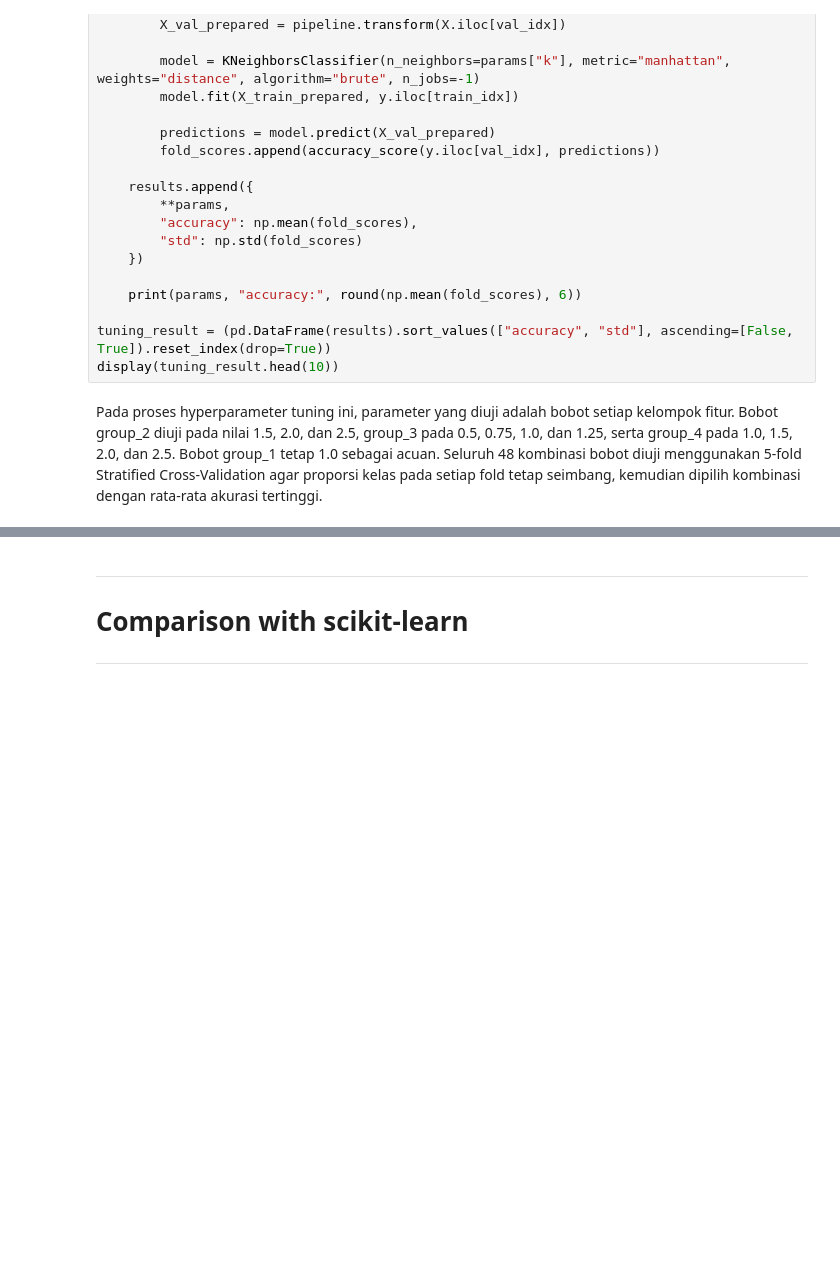
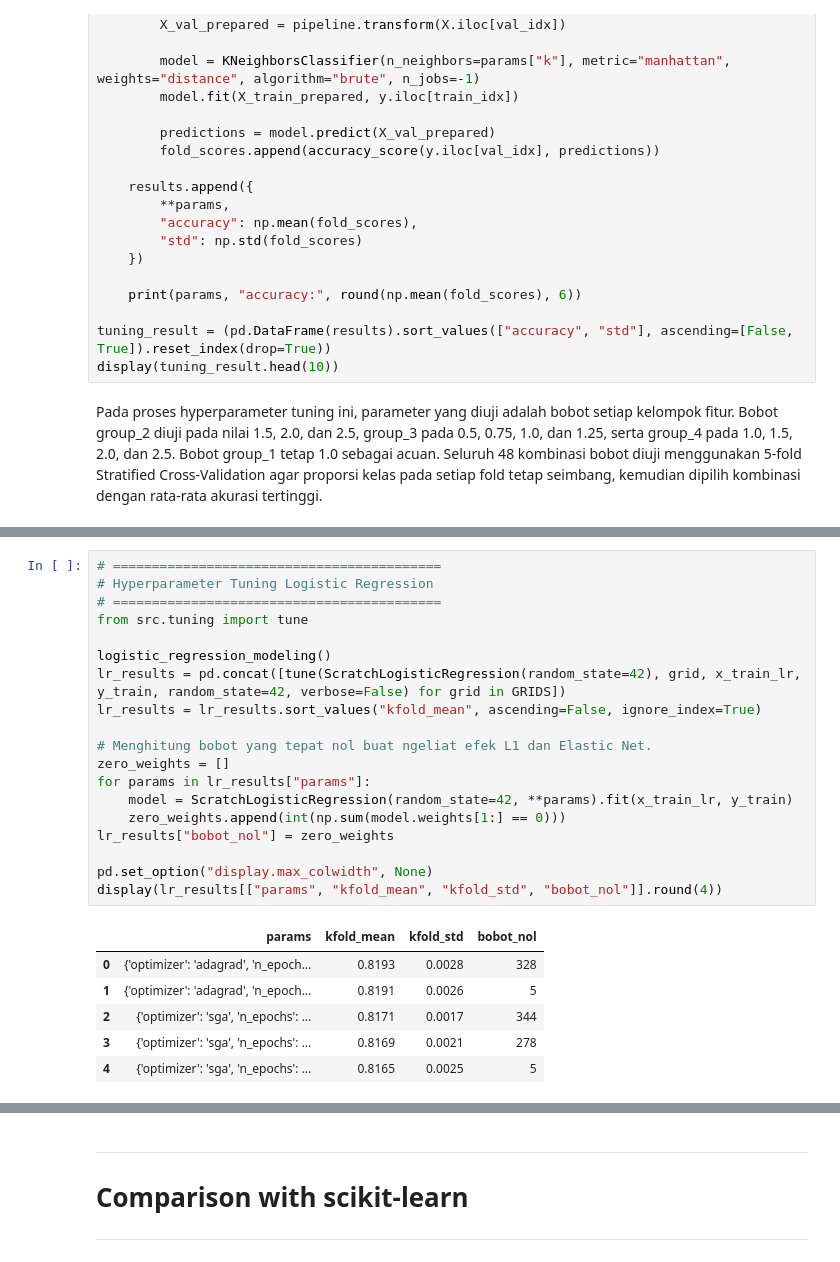
Before and after one commit to rhenprojects/IF3170_G12_YuzukiAkatsukiMilikKita, a Jupyter notebook: notebook/Notebook_IF3170_G12_YuzukiAkatsukiMilikKita.ipynb, the cells around one changed output, grey strips where cells are left out. Cells and saved outputs as stored; diff of their text form; blank space fills up the shorter version.

```diff
--- a/notebook/Notebook_IF3170_G12_YuzukiAkatsukiMilikKita.ipynb
+++ b/notebook/Notebook_IF3170_G12_YuzukiAkatsukiMilikKita.ipynb
@@ -1435,0 +1457,26 @@ Pada proses hyperparameter tuning ini, parameter yang diuji adalah bobot setiap
+# %%
+# ==========================================
+# Hyperparameter Tuning Logistic Regression
+# ==========================================
+from src.tuning import tune
+
+logistic_regression_modeling()
+lr_results = pd.concat([tune(ScratchLogisticRegression(random_state=42), grid, x_train_lr, y_train, random_state=42, verbose=False) for grid in GRIDS])
+lr_results = lr_results.sort_values("kfold_mean", ascending=False, ignore_index=True)
+
+# Menghitung bobot yang tepat nol buat ngeliat efek L1 dan Elastic Net.
+zero_weights = []
+for params in lr_results["params"]:
+    model = ScratchLogisticRegression(random_state=42, **params).fit(x_train_lr, y_train)
+    zero_weights.append(int(np.sum(model.weights[1:] == 0)))
+lr_results["bobot_nol"] = zero_weights
+
+pd.set_option("display.max_colwidth", None)
+display(lr_results[["params", "kfold_mean", "kfold_std", "bobot_nol"]].round(4))
+# %% [output]
+|  | params | kfold_mean | kfold_std | bobot_nol |
+| 0 | {'optimizer': 'adagrad', 'n_epoch... | 0.8193 | 0.0028 | 328 |
+| 1 | {'optimizer': 'adagrad', 'n_epoch... | 0.8191 | 0.0026 | 5 |
+| 2 | {'optimizer': 'sga', 'n_epochs': ... | 0.8171 | 0.0017 | 344 |
+| 3 | {'optimizer': 'sga', 'n_epochs': ... | 0.8169 | 0.0021 | 278 |
+| 4 | {'optimizer': 'sga', 'n_epochs': ... | 0.8165 | 0.0025 | 5 |
```
Also changed, not shown: parts of 13 cells of this notebook.
